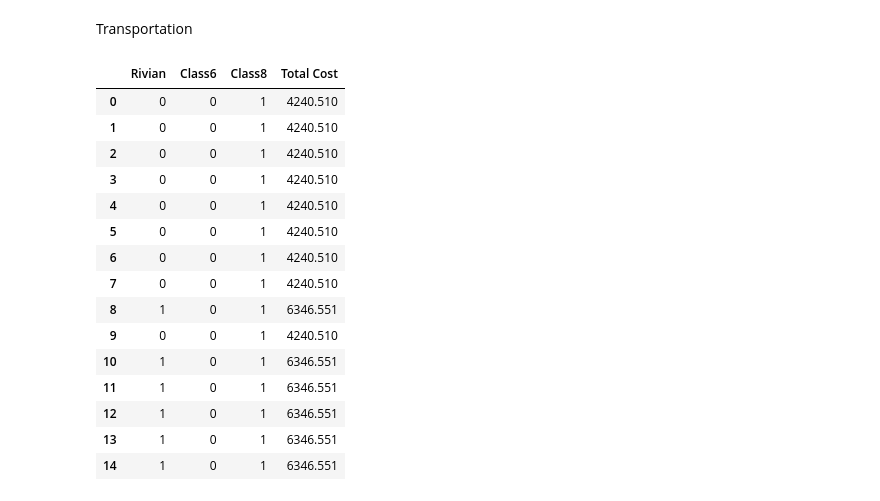
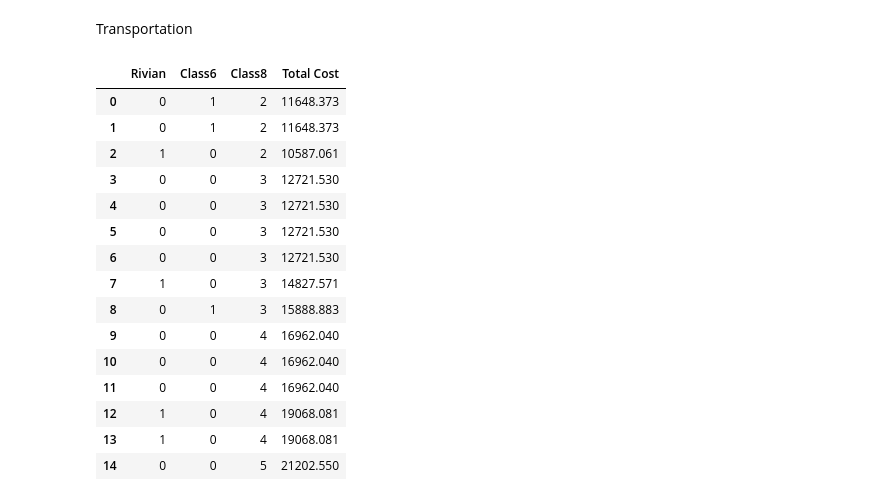
Before and after one commit to biekeleenknegt/SCM_GW, a Jupyter notebook: FULL_CODE.ipynb, the cells around one changed output. Drawn from its saved outputs; the diff is of its cells as text; code cells hidden in the pictures.

```diff
--- a/FULL_CODE.ipynb
+++ b/FULL_CODE.ipynb
@@ -1820,7 +1820,7 @@ capacity_class6 = 50
 capacity_class8 = 108
 
 #Volumes to shipped based on the volumes of prepacks (this is from other group)
-volumes = [83.82, 72.71, 79.06, 83.35, 90.63, 92.89, 98.96, 96.93, 108.62, 107.47, 108.39, 112.95, 116.62, 116.24, 123.76]
+volumes = [261.41, 250, 230, 270, 300, 310, 320, 340, 360, 400, 410, 420, 440, 450, 500]
 
 
 
@@ -1854,45 +1854,45 @@ def calculate_combination_costs(volume):
     # Try all combinations
     for num_class8 in range(int(volume // capacity_class8) + 2):
         for num_class6 in range(int(volume // capacity_class6) + 2):
             for num_electric in range(int(volume // capacity_electric) + 2):
                 total_capacity = num_class8 * capacity_class8 + num_class6 * capacity_class6 + num_electric * capacity_electric
                 if total_capacity >= volume:
                     # Base costs
                     base_cost_electric = num_electric * cost_per_km_electric * distance_km
                     base_cost_class6 = num_class6 * cost_per_km_class6 * distance_km
                     base_cost_class8 = num_class8 * cost_per_km_class8 * distance_km
 
                     # Fuel costs
                     fuel_cost_electric = distance_km * electric_price_km * num_electric
                     fuel_cost_class6 = distance_km * (1 / efficiency_class6) * fuel_price * num_class6
                     fuel_cost_class8 = distance_km * (1 / efficiency_class8) * fuel_price * num_class8
                     # Total costs
                     total_cost = base_cost_electric + base_cost_class6 + base_cost_class8 + fuel_cost_electric + fuel_cost_class6 + fuel_cost_class8
                     if total_cost < best_cost:
                         best_cost = total_cost
                         best_combination = (num_electric, num_class6, num_class8, total_cost)
 
     return best_combination
 
 
 #Applies the function to each shipment volume in the list
 combination_costs = [calculate_combination_costs(volume) for volume in volumes]
 combination_costs = pd.DataFrame(combination_costs, columns=['Rivian', 'Class6', 'Class8', 'Total Cost'])
 combination_costs
 # %% [output]
 |  | Rivian | Class6 | Class8 | Total Cost |
-| 0 | 0 | 0 | 1 | 4240.510 |
-| 1 | 0 | 0 | 1 | 4240.510 |
-| 2 | 0 | 0 | 1 | 4240.510 |
-| 3 | 0 | 0 | 1 | 4240.510 |
-| 4 | 0 | 0 | 1 | 4240.510 |
-| 5 | 0 | 0 | 1 | 4240.510 |
-| 6 | 0 | 0 | 1 | 4240.510 |
-| 7 | 0 | 0 | 1 | 4240.510 |
-| 8 | 1 | 0 | 1 | 6346.551 |
-| 9 | 0 | 0 | 1 | 4240.510 |
-| 10 | 1 | 0 | 1 | 6346.551 |
-| 11 | 1 | 0 | 1 | 6346.551 |
-| 12 | 1 | 0 | 1 | 6346.551 |
-| 13 | 1 | 0 | 1 | 6346.551 |
-| 14 | 1 | 0 | 1 | 6346.551 |
+| 0 | 0 | 1 | 2 | 11648.373 |
+| 1 | 0 | 1 | 2 | 11648.373 |
+| 2 | 1 | 0 | 2 | 10587.061 |
+| 3 | 0 | 0 | 3 | 12721.530 |
+| 4 | 0 | 0 | 3 | 12721.530 |
+| 5 | 0 | 0 | 3 | 12721.530 |
+| 6 | 0 | 0 | 3 | 12721.530 |
+| 7 | 1 | 0 | 3 | 14827.571 |
+| 8 | 0 | 1 | 3 | 15888.883 |
+| 9 | 0 | 0 | 4 | 16962.040 |
+| 10 | 0 | 0 | 4 | 16962.040 |
+| 11 | 0 | 0 | 4 | 16962.040 |
+| 12 | 1 | 0 | 4 | 19068.081 |
+| 13 | 1 | 0 | 4 | 19068.081 |
+| 14 | 0 | 0 | 5 | 21202.550 |
```
